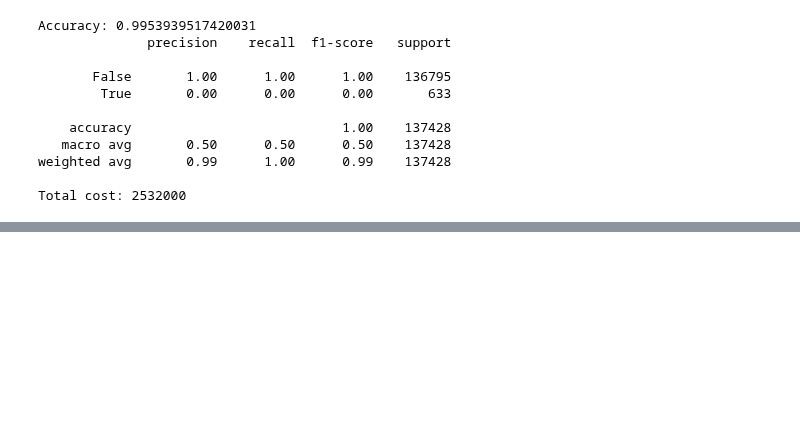
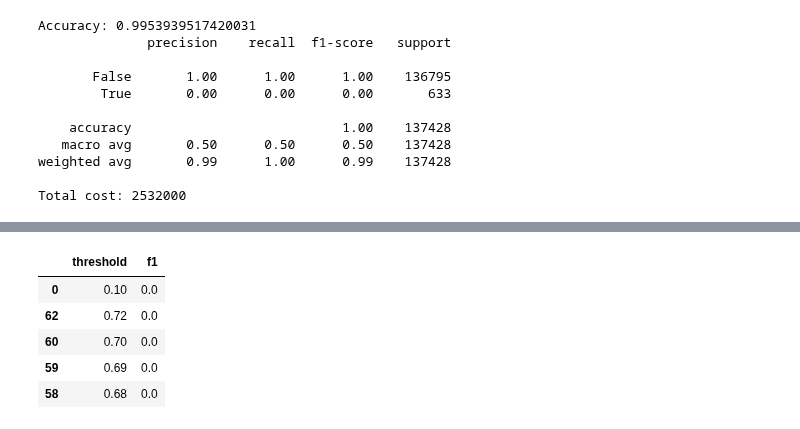
Before and after one commit to KagonDeans/big-g-ml-convoy, a Jupyter notebook: notebooks/02_teresa_models.ipynb, the cells around one changed output, grey strips where cells are left out. Cells and saved outputs as stored; diff of their text form; code cells hidden in the pictures; blank space fills up the shorter version.

```diff
--- a/notebooks/02_teresa_models.ipynb
+++ b/notebooks/02_teresa_models.ipynb
@@ -173,0 +236,15 @@ Total cost: 2532000
+# %%
+# changing decision threshold
+y_val_pred_proba = logreg.predict_proba(X_val_imputed)[:,1]
+
+candidate_thresholds = np.arange(start = 0.1, stop = 0.925, step = 0.01)
+thresholds = pd.DataFrame({'threshold': candidate_thresholds})
+thresholds['f1'] = thresholds['threshold'].apply(lambda x: f1_score(y_val, y_val_pred_proba > x))
+thresholds.sort_values('f1', ascending = False).head()
+# %% [output]
+|  | threshold | f1 |
+| 0 | 0.10 | 0.0 |
+| 62 | 0.72 | 0.0 |
+| 60 | 0.70 | 0.0 |
+| 59 | 0.69 | 0.0 |
+| 58 | 0.68 | 0.0 |
```
Also changed, not shown: parts of 14 cells of this notebook.
